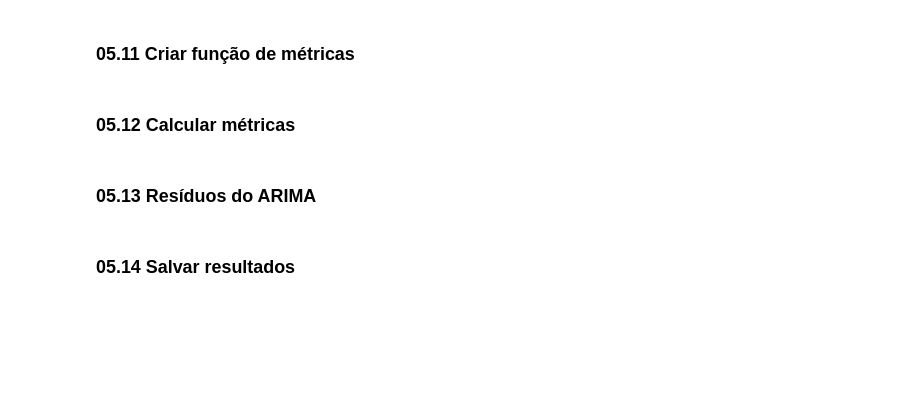
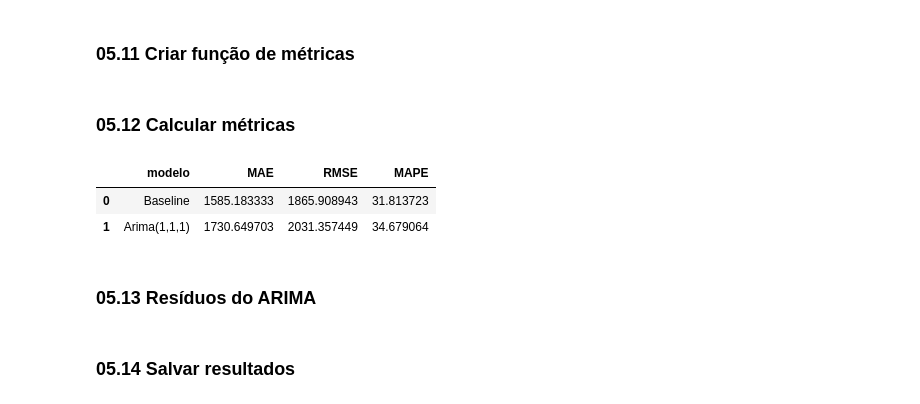
Before and after one commit to ariel-velardo/ALURA, a Jupyter notebook: series-temporais-bikes/notebooks/05_modelagem_arima.ipynb, the cells around one changed output. Cells and saved outputs as stored; diff of their text form; code cells hidden in the pictures; blank space fills up the shorter version.

Commit message:
avalia arima contra baseline

```diff
--- a/series-temporais-bikes/notebooks/05_modelagem_arima.ipynb
+++ b/series-temporais-bikes/notebooks/05_modelagem_arima.ipynb
@@ -302,8 +302,46 @@ Vamos avaliar os modelos usando três métricas:
 - MAPE: erro percentual médio.
 # %% [markdown]
 ### 05.11 Criar função de métricas
+# %%
+from sklearn.metrics import mean_absolute_error, mean_squared_error
+
+def calcular_metrica(y_real, y_pred):
+    mae = mean_absolute_error(y_real, y_pred)
+    rmse = np.sqrt(mean_squared_error(y_real, y_pred))
+    y_real = np.array(y_real)
+    y_pred = np.array(y_pred)
+    mascara = y_real != 0
+    mape = np.mean(np.abs((y_real[mascara]- y_pred[mascara])
+                          /y_real[mascara])) * 100
+
+    return {
+        "MAE":mae,
+        "RMSE":rmse,
+        "MAPE":mape
+    }
 # %% [markdown]
 ### 05.12 Calcular métricas
+# %%
+metricas_baseline = calcular_metrica(teste['demanda'], teste['previsao_baseline'])
+
+metricas_arima = calcular_metrica(teste['demanda'], teste['previsao_arima'])
+
+df_metricas_arima = pd.DataFrame([
+    {
+       "modelo": "Baseline",
+       ** metricas_baseline
+    },
+    {
+       "modelo": "Arima(1,1,1)",
+       ** metricas_arima
+
+    }])
+
+df_metricas_arima
+# %% [output]
+|  | modelo | MAE | RMSE | MAPE |
+| 0 | Baseline | 1585.183333 | 1865.908943 | 31.813723 |
+| 1 | Arima(1,1,1) | 1730.649703 | 2031.357449 | 34.679064 |
 # %% [markdown]
 ### 05.13 Resíduos do ARIMA
 # %%
```
Also changed, not shown: parts of 2 cells of this notebook, 1 other file.
